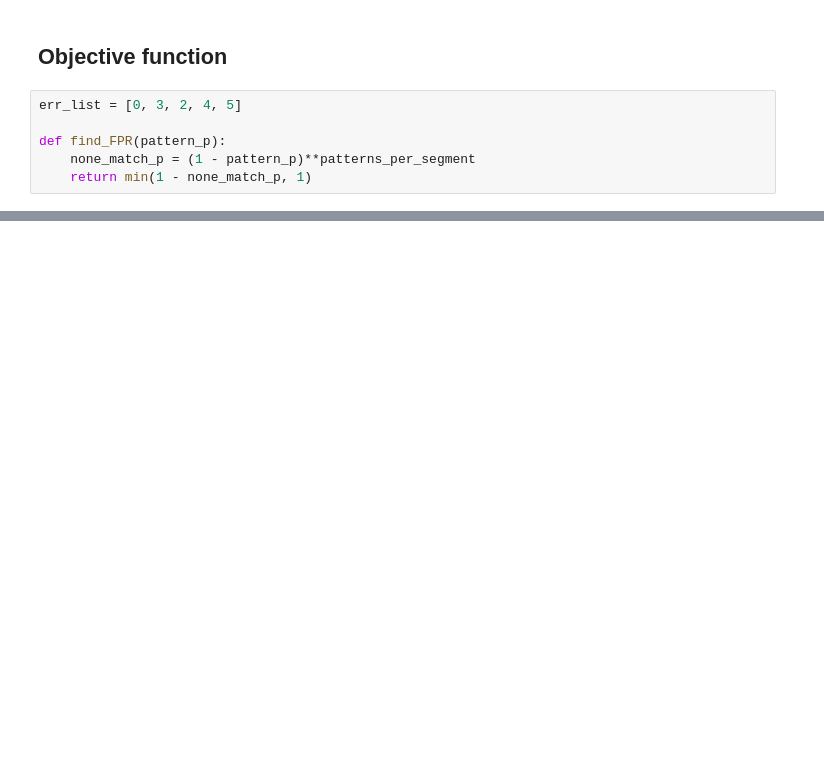
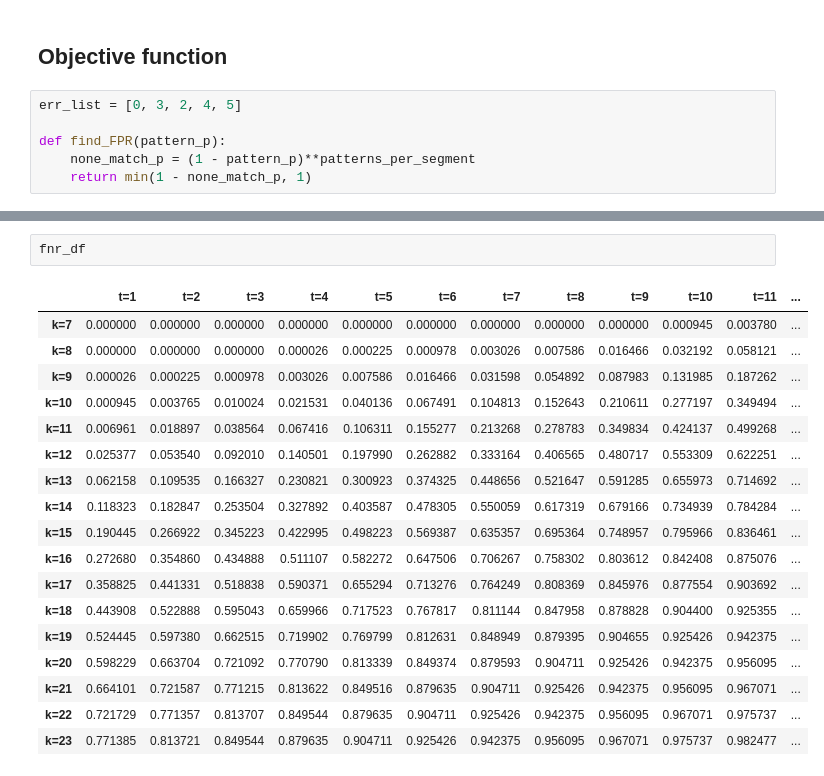
Before and after one commit to eaasna/DREAM-stellar-benchmark, a Jupyter notebook: work-python/kmer-occurrence-probability/Objective function.ipynb, the cells around one changed output, grey strips where cells are left out. Drawn from its saved outputs; the diff is of its cells as text; blank space fills up the shorter version.

```diff
--- a/work-python/kmer-occurrence-probability/Objective function.ipynb
+++ b/work-python/kmer-occurrence-probability/Objective function.ipynb
@@ -217,0 +252,21 @@ plt.show()
+# %%
+fnr_df
+# %% [output]
+|  | t=1 | t=2 | t=3 | t=4 | t=5 | t=6 | t=7 | t=8 | t=9 | t=10 | t=11 | ... |
+| k=7 | 0.000000 | 0.000000 | 0.000000 | 0.000000 | 0.000000 | 0.000000 | 0.000000 | 0.000000 | 0.000000 | 0.000945 | 0.003780 | ... |
+| k=8 | 0.000000 | 0.000000 | 0.000000 | 0.000026 | 0.000225 | 0.000978 | 0.003026 | 0.007586 | 0.016466 | 0.032192 | 0.058121 | ... |
+| k=9 | 0.000026 | 0.000225 | 0.000978 | 0.003026 | 0.007586 | 0.016466 | 0.031598 | 0.054892 | 0.087983 | 0.131985 | 0.187262 | ... |
+| k=10 | 0.000945 | 0.003765 | 0.010024 | 0.021531 | 0.040136 | 0.067491 | 0.104813 | 0.152643 | 0.210611 | 0.277197 | 0.349494 | ... |
+| k=11 | 0.006961 | 0.018897 | 0.038564 | 0.067416 | 0.106311 | 0.155277 | 0.213268 | 0.278783 | 0.349834 | 0.424137 | 0.499268 | ... |
+| k=12 | 0.025377 | 0.053540 | 0.092010 | 0.140501 | 0.197990 | 0.262882 | 0.333164 | 0.406565 | 0.480717 | 0.553309 | 0.622251 | ... |
+| k=13 | 0.062158 | 0.109535 | 0.166327 | 0.230821 | 0.300923 | 0.374325 | 0.448656 | 0.521647 | 0.591285 | 0.655973 | 0.714692 | ... |
+| k=14 | 0.118323 | 0.182847 | 0.253504 | 0.327892 | 0.403587 | 0.478305 | 0.550059 | 0.617319 | 0.679166 | 0.734939 | 0.784284 | ... |
+| k=15 | 0.190445 | 0.266922 | 0.345223 | 0.422995 | 0.498223 | 0.569387 | 0.635357 | 0.695364 | 0.748957 | 0.795966 | 0.836461 | ... |
+| k=16 | 0.272680 | 0.354860 | 0.434888 | 0.511107 | 0.582272 | 0.647506 | 0.706267 | 0.758302 | 0.803612 | 0.842408 | 0.875076 | ... |
+| k=17 | 0.358825 | 0.441331 | 0.518838 | 0.590371 | 0.655294 | 0.713276 | 0.764249 | 0.808369 | 0.845976 | 0.877554 | 0.903692 | ... |
+| k=18 | 0.443908 | 0.522888 | 0.595043 | 0.659966 | 0.717523 | 0.767817 | 0.811144 | 0.847958 | 0.878828 | 0.904400 | 0.925355 | ... |
+| k=19 | 0.524445 | 0.597380 | 0.662515 | 0.719902 | 0.769799 | 0.812631 | 0.848949 | 0.879395 | 0.904655 | 0.925426 | 0.942375 | ... |
+| k=20 | 0.598229 | 0.663704 | 0.721092 | 0.770790 | 0.813339 | 0.849374 | 0.879593 | 0.904711 | 0.925426 | 0.942375 | 0.956095 | ... |
+| k=21 | 0.664101 | 0.721587 | 0.771215 | 0.813622 | 0.849516 | 0.879635 | 0.904711 | 0.925426 | 0.942375 | 0.956095 | 0.967071 | ... |
+| k=22 | 0.721729 | 0.771357 | 0.813707 | 0.849544 | 0.879635 | 0.904711 | 0.925426 | 0.942375 | 0.956095 | 0.967071 | 0.975737 | ... |
+| k=23 | 0.771385 | 0.813721 | 0.849544 | 0.879635 | 0.904711 | 0.925426 | 0.942375 | 0.956095 | 0.967071 | 0.975737 | 0.982477 | ... |
```
Also changed, not shown: parts of 19 cells of this notebook, 10 other files.
